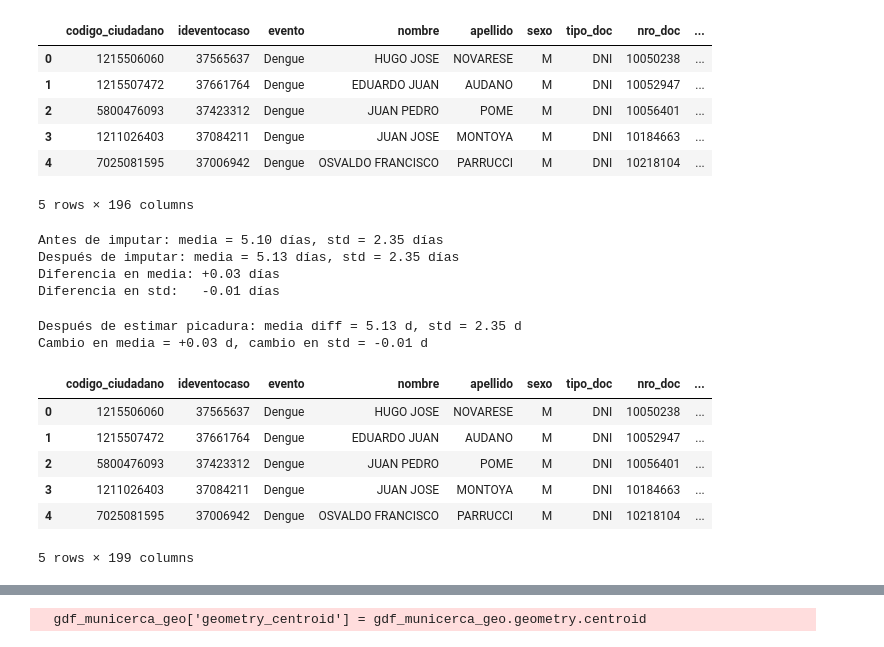
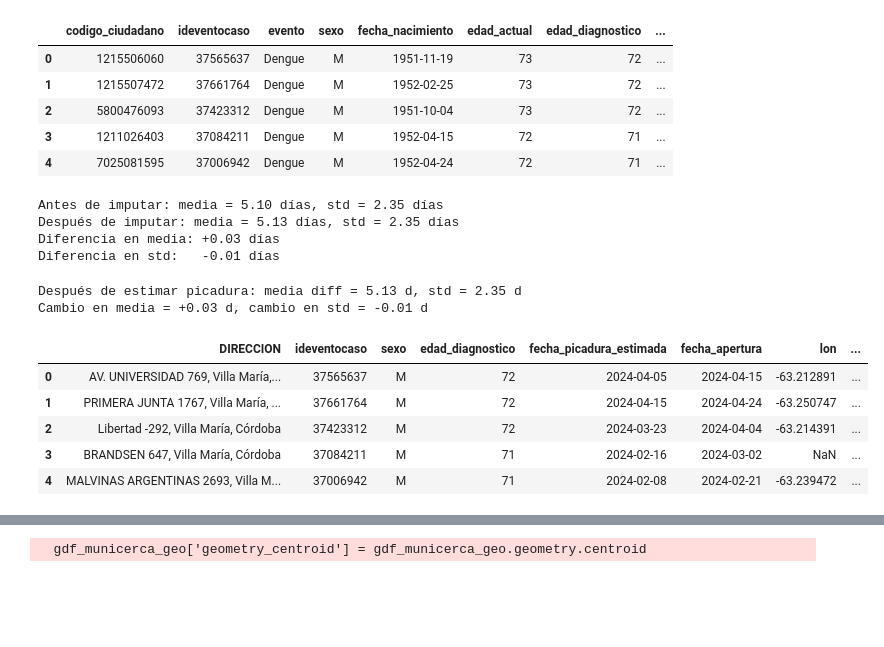
Before and after one commit to Nainho1703/Plataforma-Dengue, a Jupyter notebook: Modelo/1.- preprocesar_datos.ipynb, the cells around one changed output, grey strips where cells are left out. Saved outputs shown, nothing was run; the diff lists cells and outputs as text; code cells hidden in the pictures; blank space fills up the shorter version.

```diff
--- a/Modelo/1.- preprocesar_datos.ipynb
+++ b/Modelo/1.- preprocesar_datos.ipynb
@@ -9,7 +9,8 @@ import sqlite3
 from datetime import date
 from shapely.geometry import shape
 import os
-
+pd.set_option('display.max_columns', None)
+pd.set_option('display.width', None)
 
 ruta_excel = r"Datos\Casos\Casos Direccion Correcta.xlsx"
 df0 = pd.read_excel(ruta_excel)
@@ -42,13 +59,12 @@ df_f["DIRECCION"]=df_f["calle_domicilio"]+" "+df_f["numero_domicilio"]+", Villa
 
 df_f.head()
 # %% [output]
-|  | codigo_ciudadano | ideventocaso | evento | nombre | apellido | sexo | tipo_doc | nro_doc | ... |
-| 0 | 1215506060 | 37565637 | Dengue | HUGO JOSE | NOVARESE | M | DNI | 10050238 | ... |
-| 1 | 1215507472 | 37661764 | Dengue | EDUARDO JUAN | AUDANO | M | DNI | 10052947 | ... |
-| 2 | 5800476093 | 37423312 | Dengue | JUAN PEDRO | POME | M | DNI | 10056401 | ... |
-| 3 | 1211026403 | 37084211 | Dengue | JUAN JOSE | MONTOYA | M | DNI | 10184663 | ... |
-| 4 | 7025081595 | 37006942 | Dengue | OSVALDO FRANCISCO | PARRUCCI | M | DNI | 10218104 | ... |
+|  | codigo_ciudadano | ideventocaso | evento | sexo | fecha_nacimiento | edad_actual | edad_diagnostico | ... |
+| 0 | 1215506060 | 37565637 | Dengue | M | 1951-11-19 | 73 | 72 | ... |
+| 1 | 1215507472 | 37661764 | Dengue | M | 1952-02-25 | 73 | 72 | ... |
+| 2 | 5800476093 | 37423312 | Dengue | M | 1951-10-04 | 73 | 72 | ... |
+| 3 | 1211026403 | 37084211 | Dengue | M | 1952-04-15 | 72 | 71 | ... |
+| 4 | 7025081595 | 37006942 | Dengue | M | 1952-04-24 | 72 | 71 | ... |
-5 rows × 196 columns
 # %%
 
 # 1. Asegúrate de tener tu DataFrame cargado como df_f
@@ -110,38 +126,37 @@ mu_base = 5.0   # días de incubación promedio
 sigma   = 2.0   # desviación estándar
 
 # 5. Muestreamos el periodo de incubación para cada fila
 np.random.seed(42)
 # Genera un array de incubaciones
 incubaciones = np.random.normal(loc=mu_base, scale=sigma, size=len(df_f))
 # Redondea y fuerza un mínimo de 3 días
 incubaciones = np.round(incubaciones)
 incubaciones = np.clip(incubaciones, 3, None)  # valores <3 pasan a 3
 
 df_f['dias_incub'] = incubaciones.astype(int)
 
 # 6. Calcula la fecha estimada de picadura
 df_f['fecha_picadura_estimada'] = df_f['fis'] - pd.to_timedelta(df_f['dias_incub'], unit='D')
 
 # 7. Recalcula diff_apertura_fis para ver stats tras la estimación
 df_f['diff_apertura_fis'] = (df_f['fecha_apertura'] - df_f['fis']).dt.days
 mean_new = df_f['diff_apertura_fis'].mean()
 std_new  = df_f['diff_apertura_fis'].std()
 print(f"Después de estimar picadura: media diff = {mean_new:.2f} d, std = {std_new:.2f} d")
 print(f"Cambio en media = {mean_new - mean_orig:+.2f} d, cambio en std = {std_new - std_orig:+.2f} d")
-df_f2=df_f[["DIRECCION","ideventocaso","sexo","edad_diagnostico","fecha_picadura_estimada"]]
+df_f2=df_f[["DIRECCION","ideventocaso","sexo","edad_diagnostico","fecha_picadura_estimada","fecha_apertura"]]
 aj=pd.merge(df_f2,df00,on=["DIRECCION"],how="left") # traigo la información
 
 aj.loc[~aj["WKT"].isnull()]
 
 df_casos=aj.copy()
 df_casos.head()
 # %% [output]
 Después de estimar picadura: media diff = 5.13 d, std = 2.35 d
 Cambio en media = +0.03 d, cambio en std = -0.01 d
-|  | codigo_ciudadano | ideventocaso | evento | nombre | apellido | sexo | tipo_doc | nro_doc | ... |
-| 0 | 1215506060 | 37565637 | Dengue | HUGO JOSE | NOVARESE | M | DNI | 10050238 | ... |
-| 1 | 1215507472 | 37661764 | Dengue | EDUARDO JUAN | AUDANO | M | DNI | 10052947 | ... |
-| 2 | 5800476093 | 37423312 | Dengue | JUAN PEDRO | POME | M | DNI | 10056401 | ... |
-| 3 | 1211026403 | 37084211 | Dengue | JUAN JOSE | MONTOYA | M | DNI | 10184663 | ... |
-| 4 | 7025081595 | 37006942 | Dengue | OSVALDO FRANCISCO | PARRUCCI | M | DNI | 10218104 | ... |
+|  | DIRECCION | ideventocaso | sexo | edad_diagnostico | fecha_picadura_estimada | fecha_apertura | lon | ... |
+| 0 | AV. UNIVERSIDAD 769, Villa María,... | 37565637 | M | 72 | 2024-04-05 | 2024-04-15 | -63.212891 | ... |
+| 1 | PRIMERA JUNTA 1767, Villa María, ... | 37661764 | M | 72 | 2024-04-15 | 2024-04-24 | -63.250747 | ... |
+| 2 | Libertad -292, Villa María, Córdoba | 37423312 | M | 72 | 2024-03-23 | 2024-04-04 | -63.214391 | ... |
+| 3 | BRANDSEN 647, Villa María, Córdoba | 37084211 | M | 71 | 2024-02-16 | 2024-03-02 | NaN | ... |
+| 4 | MALVINAS ARGENTINAS 2693, Villa M... | 37006942 | M | 71 | 2024-02-08 | 2024-02-21 | -63.239472 | ... |
-5 rows × 199 columns
```
Also changed, not shown: parts of 28 cells of this notebook, 38 other files.
